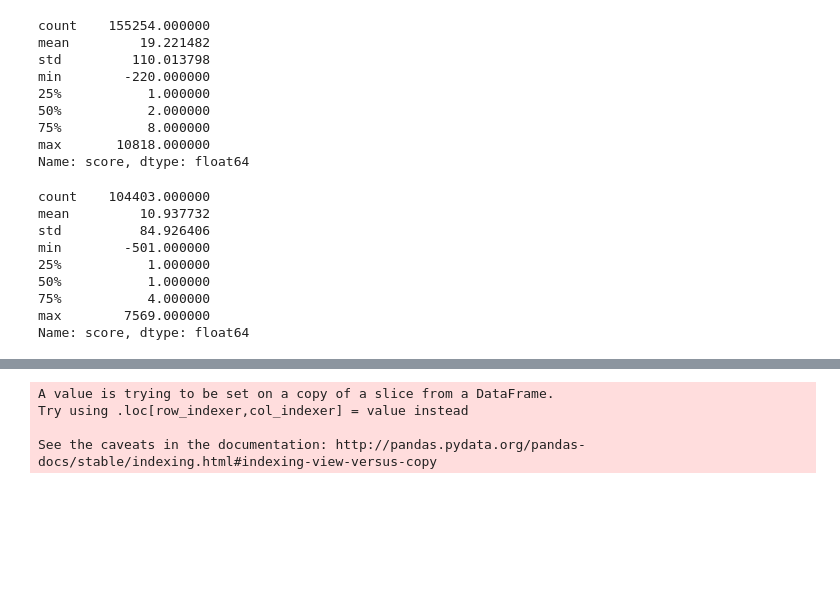
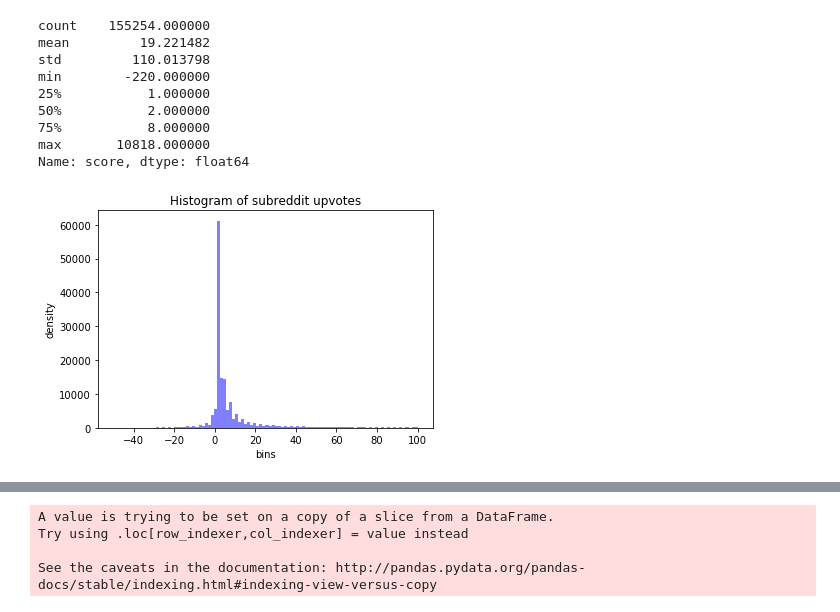
Before and after one commit to augustineM/reddit-classifier-using-Latent-Dirichlet-Allocation, a Jupyter notebook: reddit_analysis.ipynb, the cells around one changed output, grey strips where cells are left out. Cells and saved outputs as stored; diff of their text form; code cells hidden in the pictures; blank space fills up the shorter version.

```diff
--- a/reddit_analysis.ipynb
+++ b/reddit_analysis.ipynb
@@ -688,15 +688,17 @@ from gensim import corpora
 
 dictionary = corpora.Dictionary(doc_clean)
 doc_term_matrix = [dictionary.doc2bow(doc) for doc in doc_clean]
-# %%
-techT1Del_df['score'].describe()
-# %% [output]
-count    104403.000000
-mean         10.937732
-std          84.926406
-min        -501.000000
-25%           1.000000
-50%           1.000000
-75%           4.000000
-max        7569.000000
-Name: score, dtype: float64
+# %%
+import numpy as np
+import matplotlib.mlab as mlab
+import matplotlib.pyplot as plt
+
+x = del_par_subr_df['score']
+num_bins = 100
+n, bins, patches = plt.hist(x,num_bins, range=[-50,100], facecolor='blue', alpha=0.5)
+plt.title('Histogram of subreddit upvotes')
+plt.ylabel('density')
+plt.xlabel('bins')
+plt.show()
+# %% [output]
+[figure, added]
```
Also changed, not shown: parts of 22 cells of this notebook.
